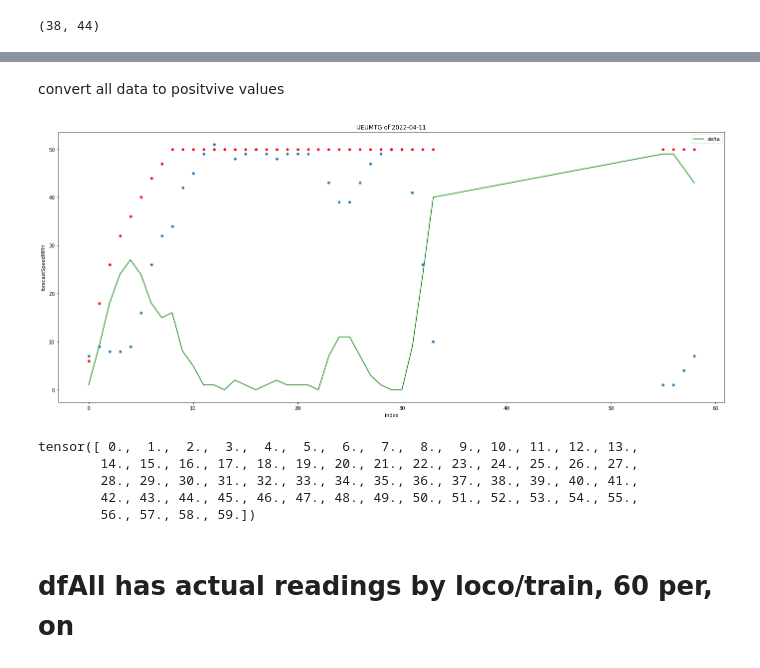
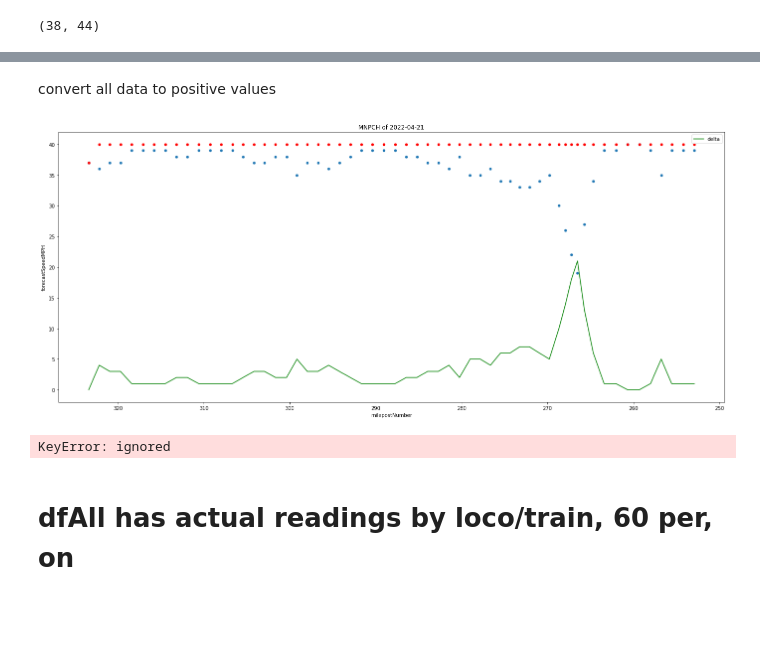
Before and after one commit to swicklund/hackathon, a Jupyter notebook: TensorFlowSteve.ipynb, the cells around one changed output, grey strips where cells are left out. Cells and saved outputs as stored; diff of their text form; code cells hidden in the pictures; blank space fills up the shorter version.

```diff
--- a/TensorFlowSteve.ipynb
+++ b/TensorFlowSteve.ipynb
@@ -153,30 +157,45 @@ trains[11]
  26       203.86678   53.0       203  1650716101000
  27       203.61270   55.0       203  1650716221000  ]
 # %% [markdown]
-convert all data to positvive values
+convert all data to positive values
 # %%
 def plotTrain(trainData):
   ax = plt.gca()
   trainDF = trainData[1]
   trainDF = trainDF.reset_index();
-  trainDF.plot(x = 'index', y="speedMPH", use_index=True, kind="scatter", ax=ax, figsize=[24,10])
-  trainDF.plot(x = 'index', y="forecastSpeedMPH", use_index=True, kind="scatter", color="red", ax=ax, figsize=[24,10])
-  trainDF.plot(x = 'index', y="delta", use_index=True, kind="line", color="green", ax=ax, figsize=[24,10])
+  trainDF.plot(x = 'milepostNumber', y="speedMPH", use_index=True, kind="scatter", ax=ax, figsize=[24,10])
+  trainDF.plot(x = 'milepostNumber', y="forecastSpeedMPH", use_index=True, kind="scatter", color="red", ax=ax, figsize=[24,10])
+  trainDF.plot(x = 'milepostNumber', y="delta", use_index=True, kind="line", color="green", ax=ax, figsize=[24,10])
   # plt.gcf().autofmt_xdate()
+  (t,b)= ax.get_xlim()  ## Added for clarity
+  if t < b:
+    ax.set_xlim((b,t))
   plt.title(trainData[0])
   plt.show()
 # %%
-plotTrain(trains[37])
+plotTrain(trains[13])
 # %% [output]
-[figure, old version]
+[figure, new version]
-# %%
-time = torch.arange(0,60).float(); time
-# %% [output]
-tensor([ 0.,  1.,  2.,  3.,  4.,  5.,  6.,  7.,  8.,  9., 10., 11., 12., 13.,
-        14., 15., 16., 17., 18., 19., 20., 21., 22., 23., 24., 25., 26., 27.,
-        28., 29., 30., 31., 32., 33., 34., 35., 36., 37., 38., 39., 40., 41.,
-        42., 43., 44., 45., 46., 47., 48., 49., 50., 51., 52., 53., 54., 55.,
-        56., 57., 58., 59.])
+# %%
+preds = torch.arange(0,61).int()*2;
+actuals = torch.arange(0,61).int()*2;
+for train in trains:
+  times = train[1]
+  predRow = []
+  actualRow = []
+  for index in range(61):
+    theTimes =  times.loc(index)
+    if theTimes:
+      predRow.append(theTimes['positionTime_beop'])
+      actualRow.append(theTimes['positionTime_actual'])
+    else:
+      predRow.append(math.nan)
+      actualRow.append(math.nan)
+    preds.add(predRow);
+    actuals.add(actualRow);
+preds
+# %% [output]
+KeyError: ignored
 # %% [markdown]
 # dfAll has actual readings by loco/train, 60 per, on
 # %%
```
Also changed, not shown: parts of 1 cell of this notebook.
